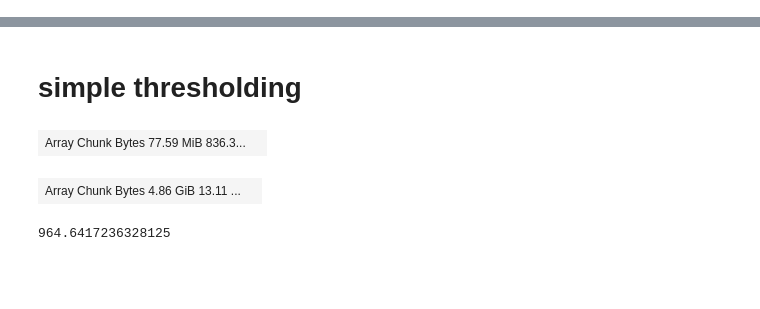
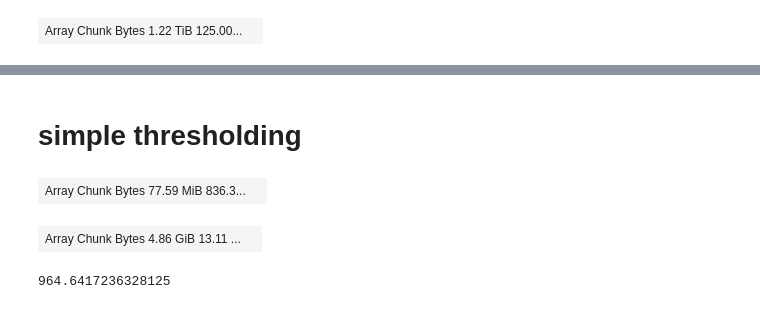
Before and after one commit to khanlab/SPIMquant, a Jupyter notebook: examples/notebooks/coiled_sandbox.ipynb, the cells around one changed output, grey strips where cells are left out. Saved outputs shown, nothing was run; the diff lists cells and outputs as text; code cells hidden in the pictures; blank space fills up the shorter version.

```diff
--- a/examples/notebooks/coiled_sandbox.ipynb
+++ b/examples/notebooks/coiled_sandbox.ipynb
@@ -72,0 +66,8 @@ channel_labels
+# %%
+#write the bias field to a ome-zarr on cloud
+zarr_ds_bf = f'gcs://khanlab-lightsheet/data/temp/sub-F1A1Te4_sample-brain_acq-blaze_level-4iso_N4biasfield.ome.zarr'
+#zarr_ds_bf = 'sub-F1A1Te4_sample-brain_acq-blaze_level-4iso_N4biasfield.ome.zarr'
+#zarr_ds_bf = 'test_downsampled-4_iso_N4bias.nii'
+zarr_bf_upsampled = f'gcs://khanlab-lightsheet/data/temp/sub-F1A1Te4_sample-brain_acq-blaze_level-0_N4biasfield.ome.zarr'
+#zarr_bf_upsampled = 'test_upsampled_bf_level0.ome.zarr'
+zarr_hires_n4 = f'gcs://khanlab-lightsheet/data/temp/sub-F1A1Te4_sample-brain_acq-blaze_level-0_desc-corrected_SPIM.ome.zarr'
@@ -72,0 +117,6 @@ channel_labels
+# %%
+#now multiply biasfield and image together
+znimg_hires.darr = znimg_hires.darr / ZarrNii.from_path(zarr_bf_upsampled).darr
+znimg_hires.darr
+# %% [output]
+| Array Chunk Bytes 1.22 TiB 125.00... |  |
```
Also changed, not shown: parts of 33 cells of this notebook.
